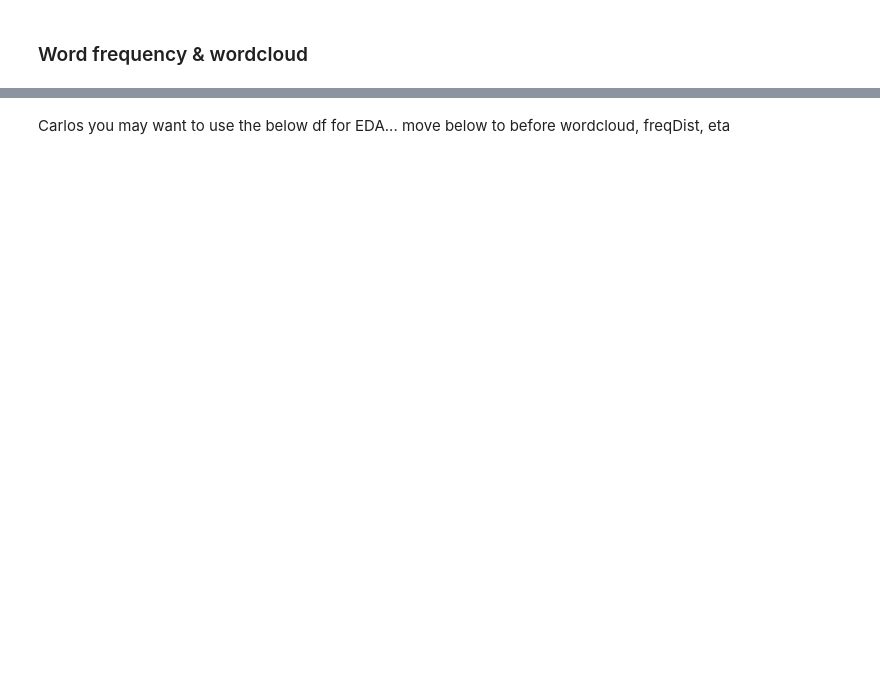
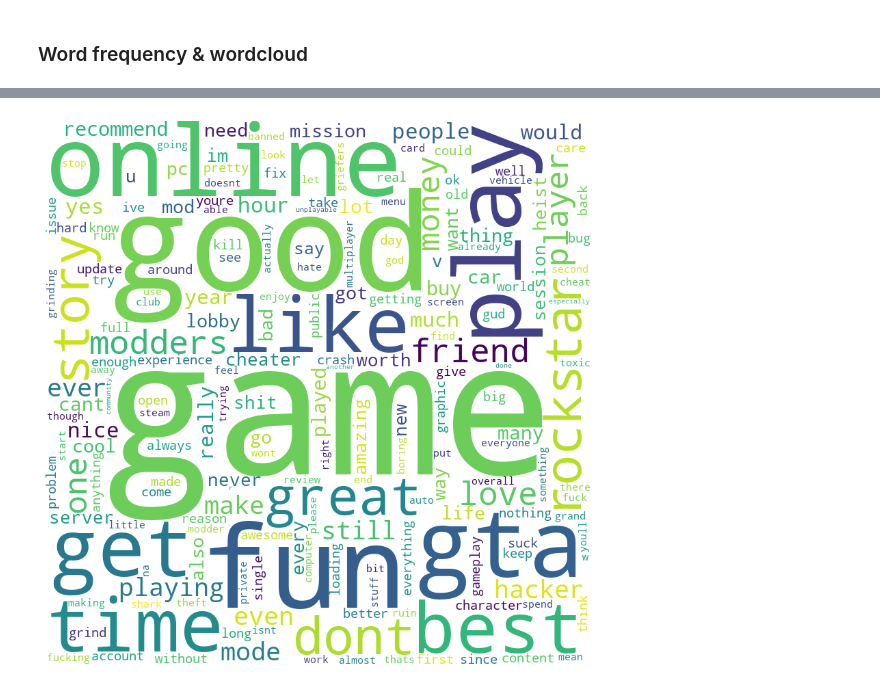
Before and after one commit to CarlosGG18/Rockstar-Games-Sentiment-Analysis, a Jupyter notebook: Cleaning_EDA_GTA_V.ipynb, the cells around one changed output, grey strips where cells are left out. Drawn from its saved outputs; the diff is of its cells as text; code cells hidden in the pictures; blank space fills up the shorter version.

```diff
--- a/Cleaning_EDA_GTA_V.ipynb
+++ b/Cleaning_EDA_GTA_V.ipynb
@@ -338,0 +426,2 @@ memory usage: 3.5+ MB
+# %%
+df_filtered = df_filtered.reset_index(drop=True)
@@ -379,9 +573,13 @@ plt.setp(ax1.get_xticklabels(), rotation=45, ha="right", fontsize=12)
 # %%
 # WordCloud
-fdist = {k[0]: v for k, v in freq_dist.items()}
+fdist = {k: v for k, v in freq_dist.items()}
 wordcloud = WordCloud(width=800, height=800, background_color='white').generate_from_frequencies(fdist)
-ax2.imshow(wordcloud)
-ax2.set_title("Word Cloud of Preprocessed Steam Reviews", fontsize=16)
-ax2.axis("off")
-plt.tight_layout()
+
+plt.figure(figsize=(8, 8), facecolor=None)
+plt.imshow(wordcloud)
+plt.axis("off")
+plt.tight_layout(pad=0)
+
 plt.show()
+# %% [output]
+[figure, added]
@@ -391,2 +585,0 @@ df['playtime_forever'].describe()
-# %% [markdown]
-Carlos you may want to use the below df for EDA... move below to before wordcloud, freqDist, eta
```
Also changed, not shown: parts of 32 cells of this notebook, 1 other file.
